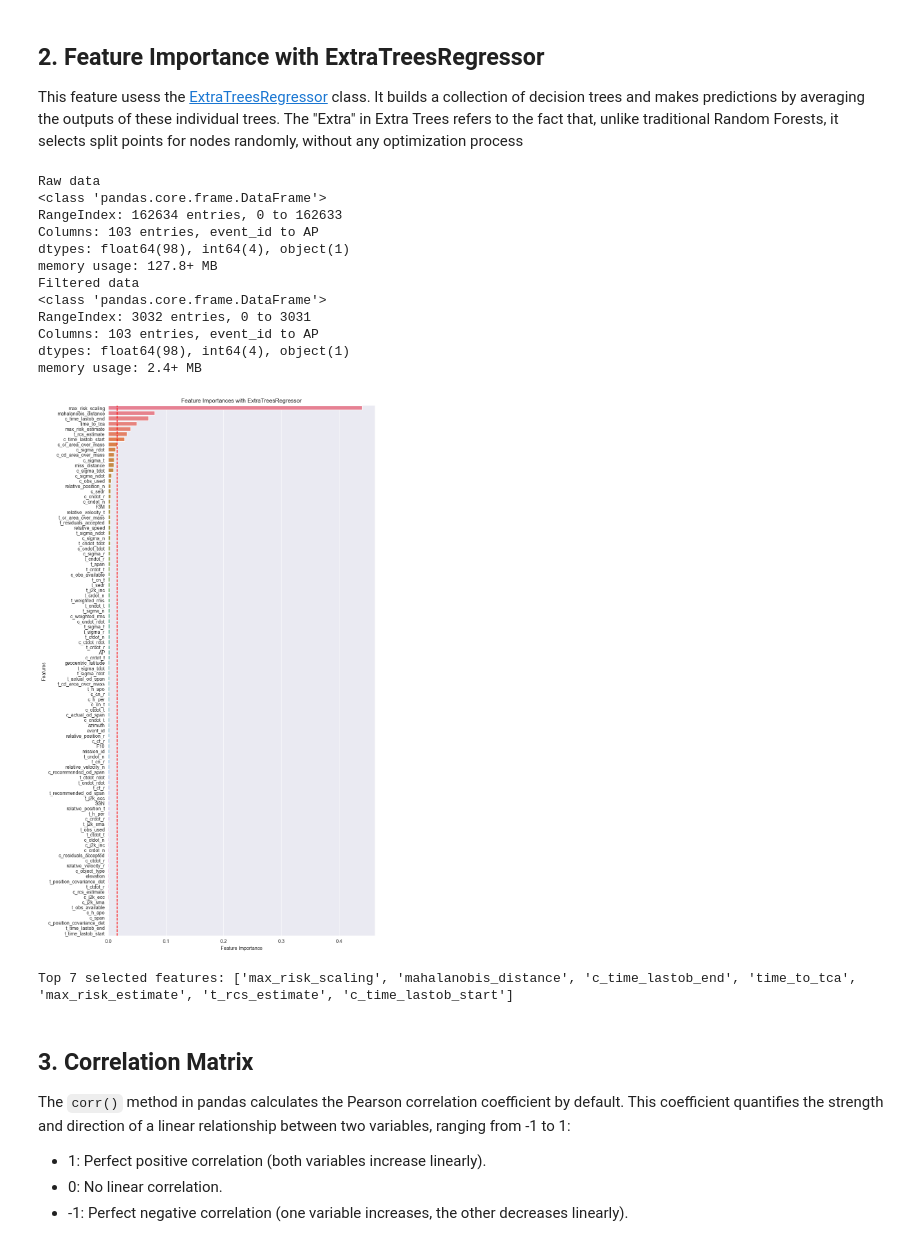
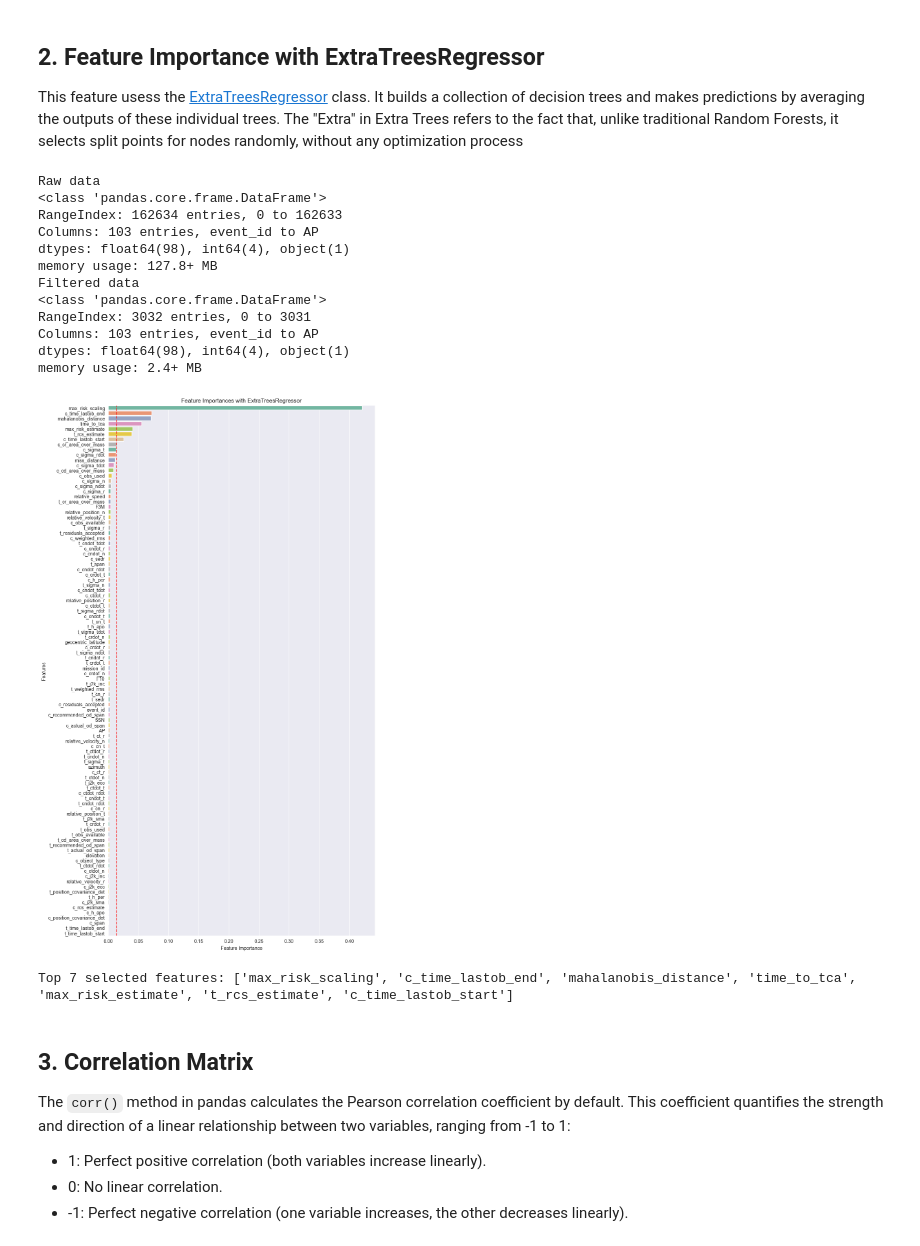
Before and after one commit to freddida/MLProject, a Jupyter notebook: notebooks/engineering/feature_selection.ipynb, the cells around one changed output. Saved outputs shown, nothing was run; the diff lists cells and outputs as text; code cells hidden in the pictures.

````diff
--- a/notebooks/engineering/feature_selection.ipynb
+++ b/notebooks/engineering/feature_selection.ipynb
@@ -134,36 +134,36 @@ feat_importances = pd.DataFrame({'Feature': X.columns, 'Importance': model.featu
 feat_importances = feat_importances.sort_values(by='Importance', ascending=False)
 
 # Plot the feature importances using Seaborn
-sns.barplot(x='Importance', y='Feature', data=feat_importances, hue='Feature')
+sns.barplot(x='Importance', y='Feature', palette= "Set2", data=feat_importances, hue='Feature')
 
 # Add a line to visualize the elbow point
 elbow_point = 8
 plt.axvline(x=feat_importances['Importance'].iloc[elbow_point - 1], color='red', linestyle='--', label='Elbow Point')
 
 plt.xlabel('Feature Importance')
 plt.ylabel('Features')
 plt.title('Feature Importances with ExtraTreesRegressor')
 plt.show()
 
 # Select the top x features based on the elbow method
 selected_features_regressor = feat_importances[:elbow_point - 1]
 selected_features_regressor = selected_features_regressor['Feature'].tolist()
 print(f"Top {elbow_point - 1} selected features:", selected_features_regressor)
 # %% [output]
 Raw data
 <class 'pandas.core.frame.DataFrame'>
 RangeIndex: 162634 entries, 0 to 162633
 Columns: 103 entries, event_id to AP
 dtypes: float64(98), int64(4), object(1)
 memory usage: 127.8+ MB
 Filtered data
 <class 'pandas.core.frame.DataFrame'>
 RangeIndex: 3032 entries, 0 to 3031
 Columns: 103 entries, event_id to AP
 dtypes: float64(98), int64(4), object(1)
 memory usage: 2.4+ MB
-[figure, old version]
+[figure, new version]
-Top 7 selected features: ['max_risk_scaling', 'mahalanobis_distance', 'c_time_lastob_end', 'time_to_tca', 'max_risk_estimate', 't_rcs_estimate', 'c_time_lastob_start']
+Top 7 selected features: ['max_risk_scaling', 'c_time_lastob_end', 'mahalanobis_distance', 'time_to_tca', 'max_risk_estimate', 't_rcs_estimate', 'c_time_lastob_start']
 # %% [markdown]
 ## 3. Correlation Matrix
 The ```corr()``` method in pandas calculates the Pearson correlation coefficient by default.
````
Also changed, not shown: parts of 4 cells of this notebook, 6 other files.
